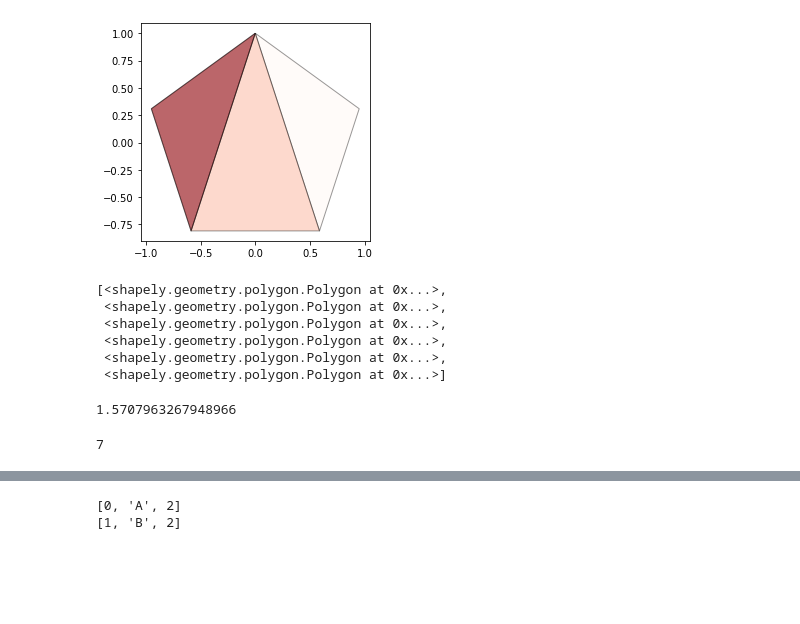
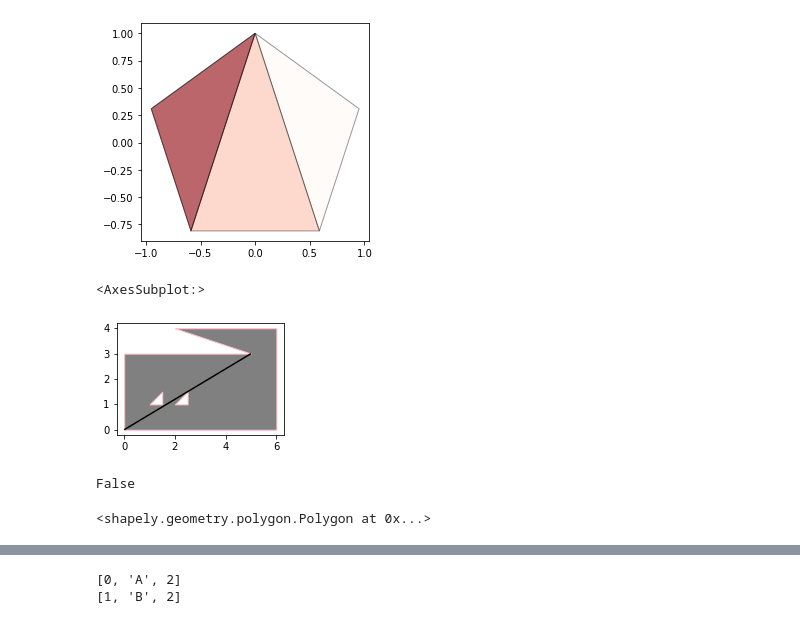
Before and after one commit to maximylius/shadow_projection_2D, a Jupyter notebook: shadows.ipynb, the cells around one changed output, grey strips where cells are left out. Saved outputs shown, nothing was run; the diff lists cells and outputs as text; code cells hidden in the pictures; blank space fills up the shorter version.

Commit message:
worked on triangularize. now also working for weirdly convex polygon. Interiors still not working

```diff
--- a/shadows.ipynb
+++ b/shadows.ipynb
@@ -92,12 +70,3 @@ gpd.GeoSeries(triangularize(createConvexPolygon(5))).plot(alpha=0.4,cmap = 'Reds
 # %% [output]
 <AxesSubplot:>
 [figure]
-# %%
-triangularize(createConvexPolygon(7))
-# %% [output]
-[<shapely.geometry.polygon.Polygon at 0x...>,
- <shapely.geometry.polygon.Polygon at 0x...>,
- <shapely.geometry.polygon.Polygon at 0x...>,
- <shapely.geometry.polygon.Polygon at 0x...>,
- <shapely.geometry.polygon.Polygon at 0x...>,
- <shapely.geometry.polygon.Polygon at 0x...>]
@@ -106,8 +73,15 @@ arr = [1,2,3,4,5,6,7]
-# %%
-vectorAngle((1,-1/3),(1,3))
-# %% [output]
-1.5707963267948966
-# %%
-15//2
-# %% [output]
-7
+# %%
+fig, axs = plt.subplots(nrows = 1, ncols = 1, figsize = (3,3))
+gpd.GeoSeries([poly]).plot(ax=axs, color = "grey", edgecolor="pink")
+gpd.GeoSeries([LineString([poly.exterior.coords[0],poly.exterior.coords[2]])]).plot(ax=axs, color = "black")
+# %% [output]
+<AxesSubplot:>
+[figure, added]
+# %%
+Polygon(poly.exterior.coords[0:3]).crosses(poly.interiors[1])
+# %% [output]
+False
+# %%
+Polygon(poly.exterior.coords[0:3], [poly.interiors[0]])
+# %% [output]
+<shapely.geometry.polygon.Polygon at 0x...>
```
Also changed, not shown: parts of 25 cells of this notebook.
